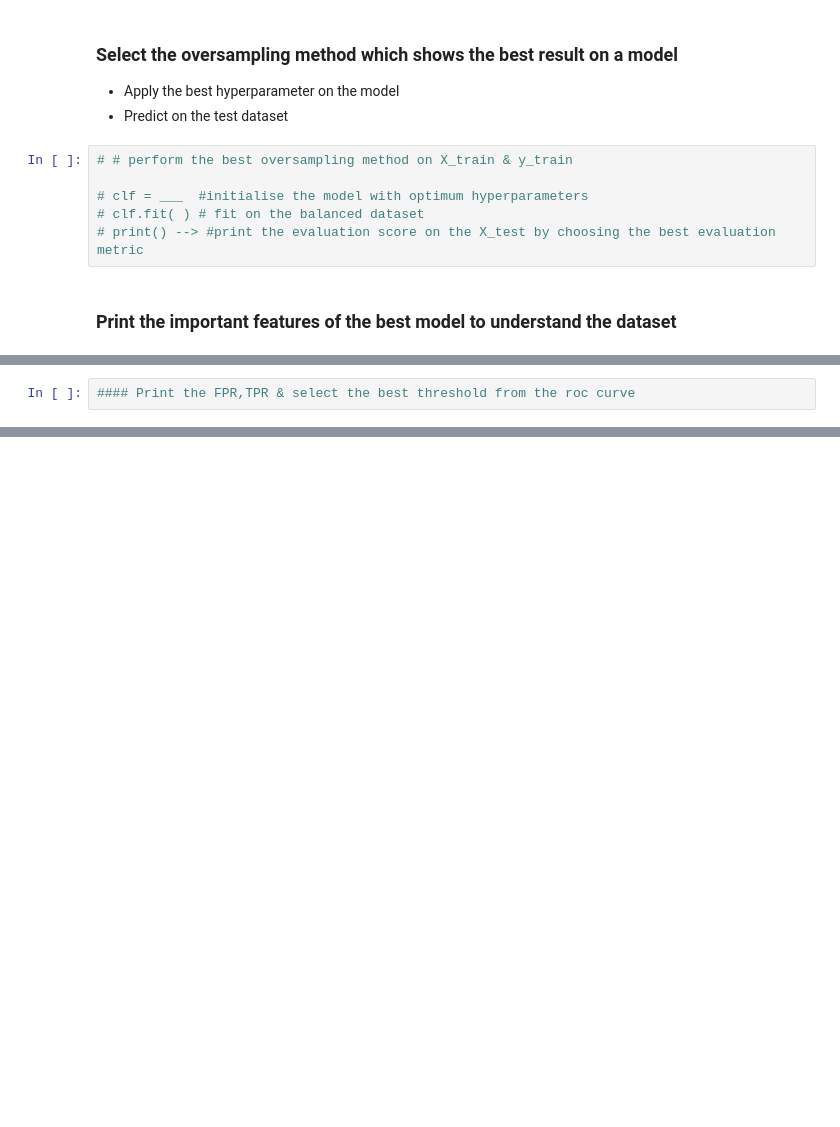
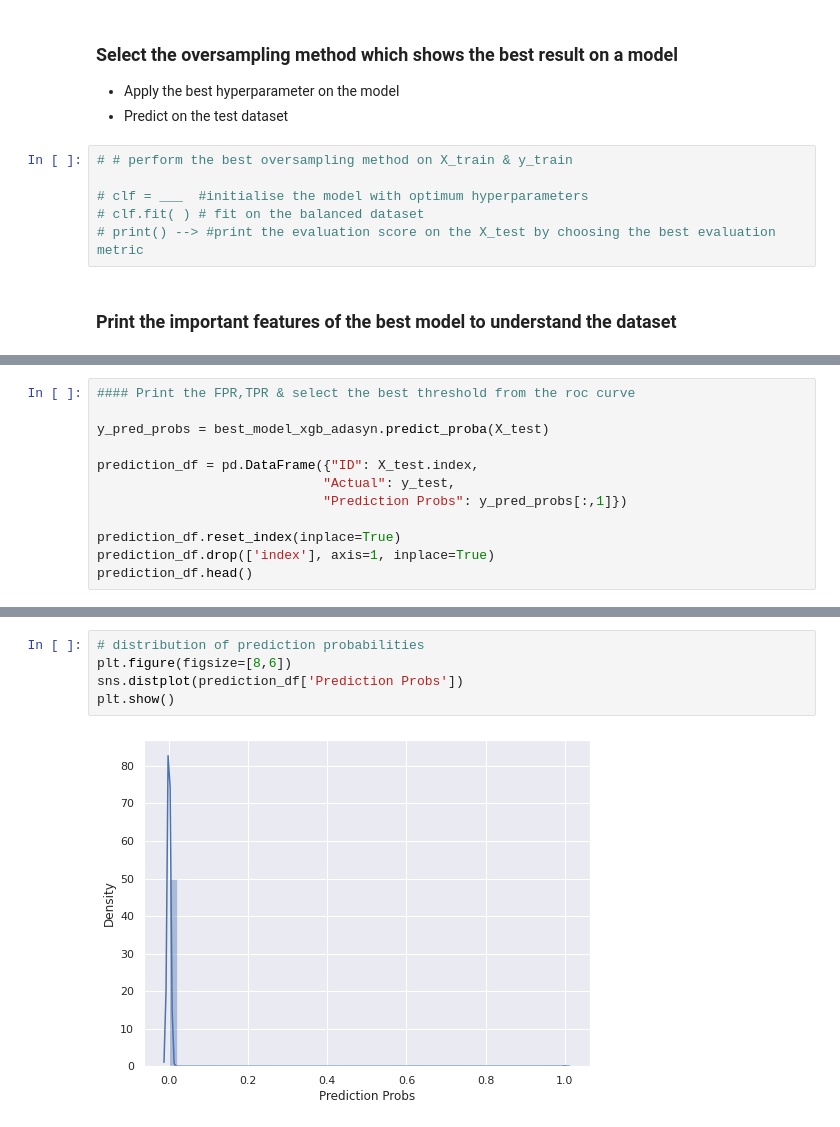
Before and after one commit to BibhuPrasadPanda97/Credit-Card-Fraud-Detection, a Jupyter notebook: Credit_card_fraud_detection - Final_code.ipynb, the cells around one changed output, grey strips where cells are left out. Drawn from its saved outputs; the diff is of its cells as text; blank space fills up the shorter version.

Commit message:
Version-2
Built on XGBoost Classifier with ADASYN over sampling technique, and found the threshold probability for the fraud detection. Beautification remaining.

```diff
--- a/Credit_card_fraud_detection - Final_code.ipynb
+++ b/Credit_card_fraud_detection - Final_code.ipynb
@@ -1660,2 +1638,12 @@ Top var = 14
 # %%
 #### Print the FPR,TPR & select the best threshold from the roc curve
+
+y_pred_probs = best_model_xgb_adasyn.predict_proba(X_test)
+
+prediction_df = pd.DataFrame({"ID": X_test.index,
+                             "Actual": y_test,
+                             "Prediction Probs": y_pred_probs[:,1]})
+
+prediction_df.reset_index(inplace=True)
+prediction_df.drop(['index'], axis=1, inplace=True)
+prediction_df.head()
@@ -1661,0 +1670,7 @@ Top var = 14
+# %%
+# distribution of prediction probabilities
+plt.figure(figsize=[8,6])
+sns.distplot(prediction_df['Prediction Probs'])
+plt.show()
+# %% [output]
+[figure, added]
```
Also changed, not shown: parts of 17 cells of this notebook, 1 other file.
